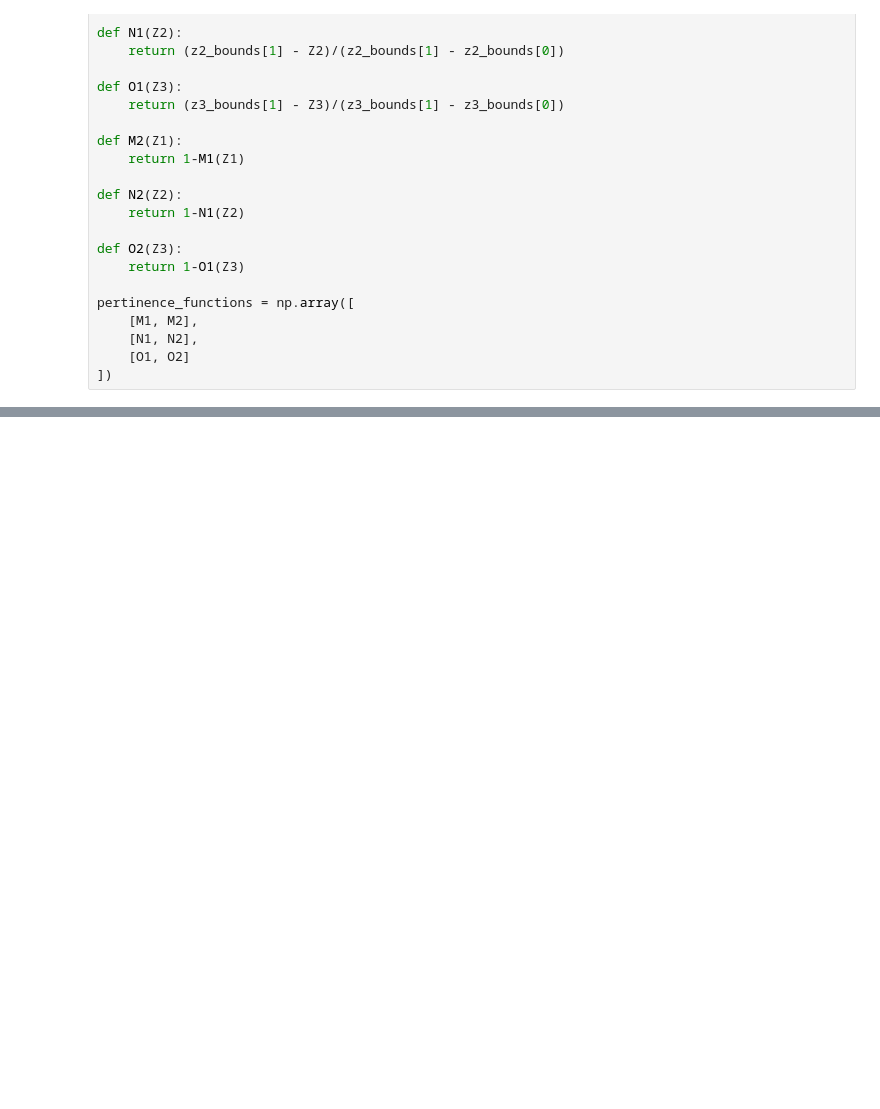
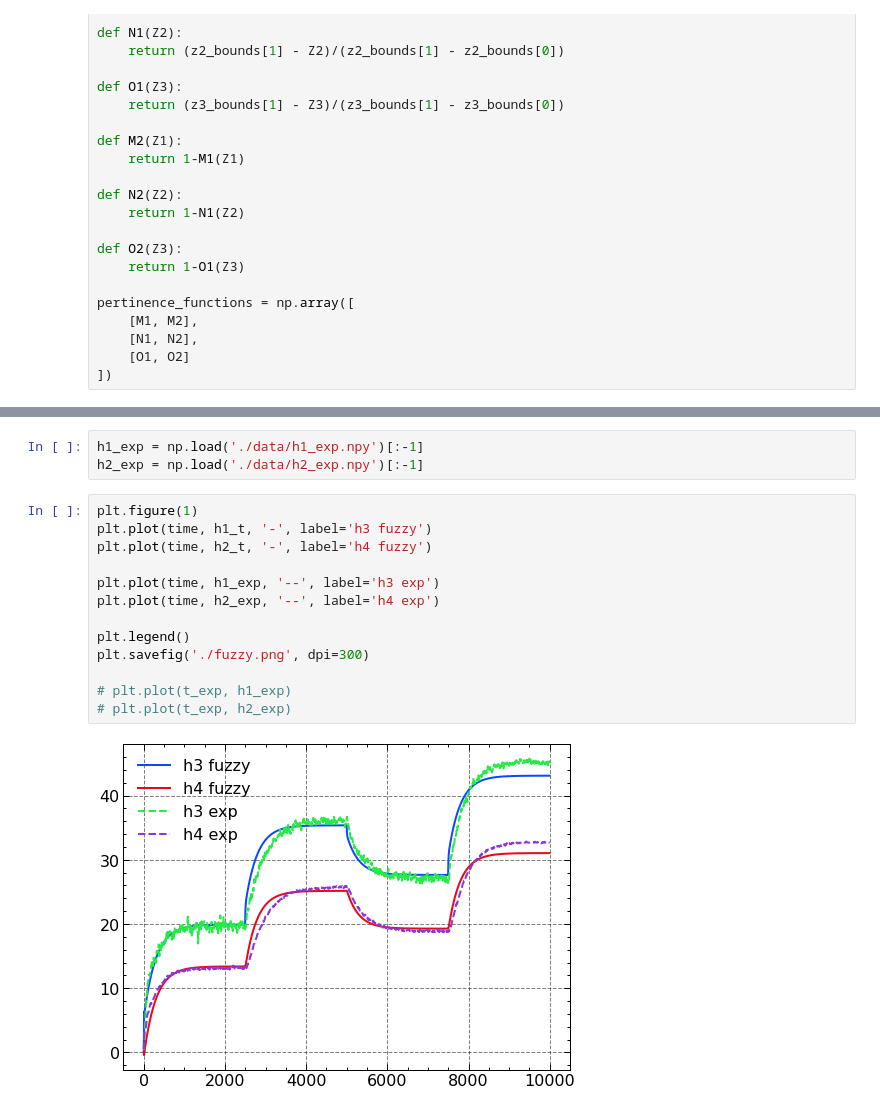
Before and after one commit to miguellrodrigues/ic_tanques, a Jupyter notebook: notebooks/discrete/sim_fuzzy_discrete.ipynb, the cells around one changed output, grey strips where cells are left out. Saved outputs shown, nothing was run; the diff lists cells and outputs as text; blank space fills up the shorter version.

```diff
--- a/notebooks/discrete/sim_fuzzy_discrete.ipynb
+++ b/notebooks/discrete/sim_fuzzy_discrete.ipynb
@@ -131,0 +155,18 @@ np.save(f'./data/h4_{Ts}_py.npy', h2_t)
+# %%
+h1_exp = np.load('./data/h1_exp.npy')[:-1]
+h2_exp = np.load('./data/h2_exp.npy')[:-1]
+# %%
+plt.figure(1)
+plt.plot(time, h1_t, '-', label='h3 fuzzy')
+plt.plot(time, h2_t, '-', label='h4 fuzzy')
+
+plt.plot(time, h1_exp, '--', label='h3 exp')
+plt.plot(time, h2_exp, '--', label='h4 exp')
+
+plt.legend()
+plt.savefig('./fuzzy.png', dpi=300)
+
+# plt.plot(t_exp, h1_exp)
+# plt.plot(t_exp, h2_exp)
+# %% [output]
+[figure, added]
```
Also changed, not shown: parts of 5 cells of this notebook, 56 other files.
